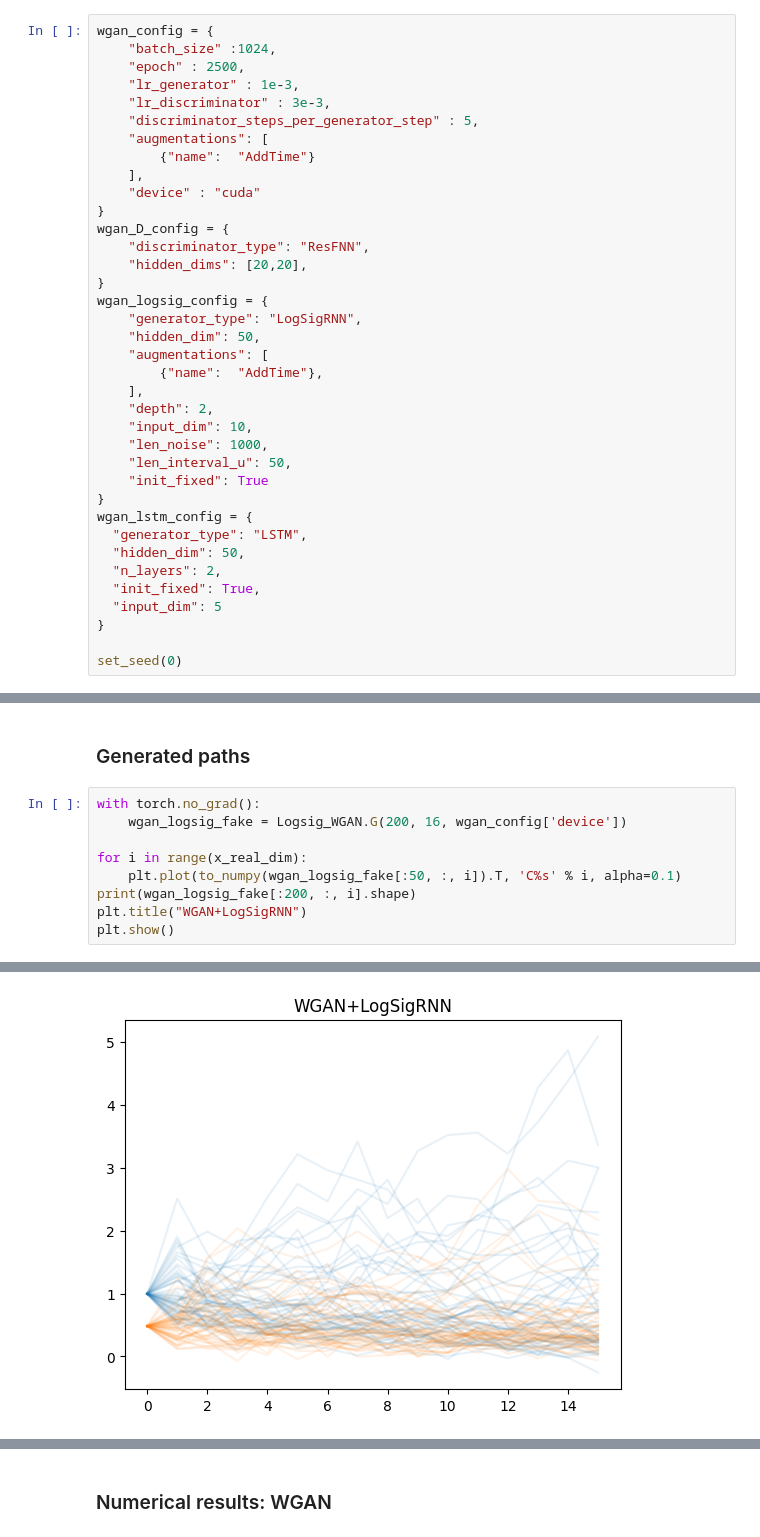
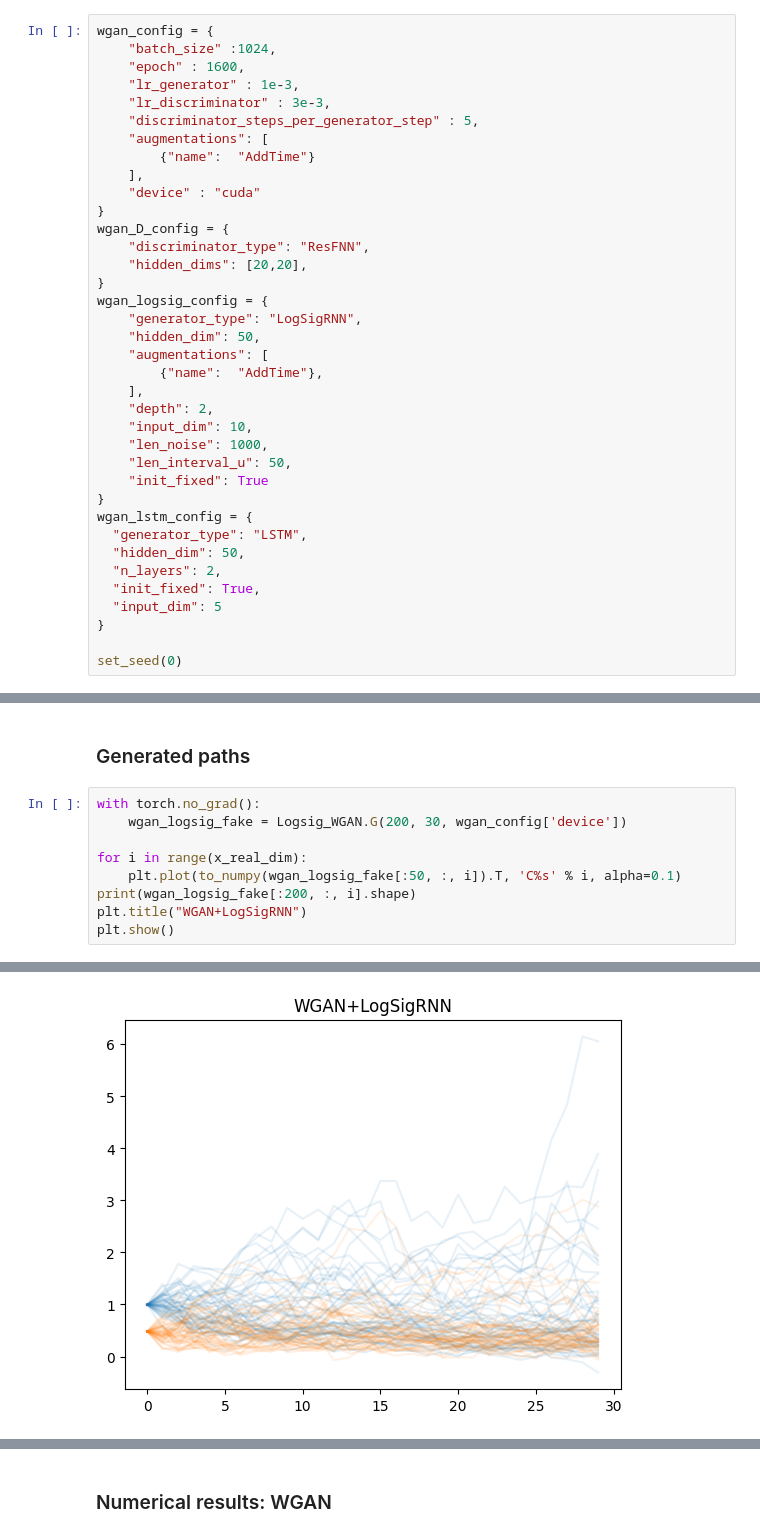
Before and after one commit to levi0206/Signature-GAN, a Jupyter notebook: rbergomi.ipynb, the cells around one changed output, grey strips where cells are left out. Drawn from its saved outputs; the diff is of its cells as text.

```diff
--- a/rbergomi.ipynb
+++ b/rbergomi.ipynb
@@ -18,7 +18,7 @@ from lib.plot import plot_test_metrics, compare_hists
 # %%
 wgan_config = {
     "batch_size" :1024,
-    "epoch" : 2500,
+    "epoch" : 1600,
     "lr_generator" : 1e-3,
     "lr_discriminator" : 3e-3,
     "discriminator_steps_per_generator_step" : 5,
@@ -238,7 +238,7 @@ lstm_SigWGAN.fit(device=sigwgan_config['device'])
 ### Generated paths
 # %%
 with torch.no_grad():
-    wgan_logsig_fake = Logsig_WGAN.G(200, 16, wgan_config['device'])
+    wgan_logsig_fake = Logsig_WGAN.G(200, 30, wgan_config['device'])
 
 for i in range(x_real_dim):
     plt.plot(to_numpy(wgan_logsig_fake[:50, :, i]).T, 'C%s' % i, alpha=0.1)
@@ -250,3 +250,3 @@ torch.Size([200, 16])
-[figure, old version]
+[figure, new version]
 # %%
 with torch.no_grad():
```
Also changed, not shown: parts of 5 cells of this notebook.
